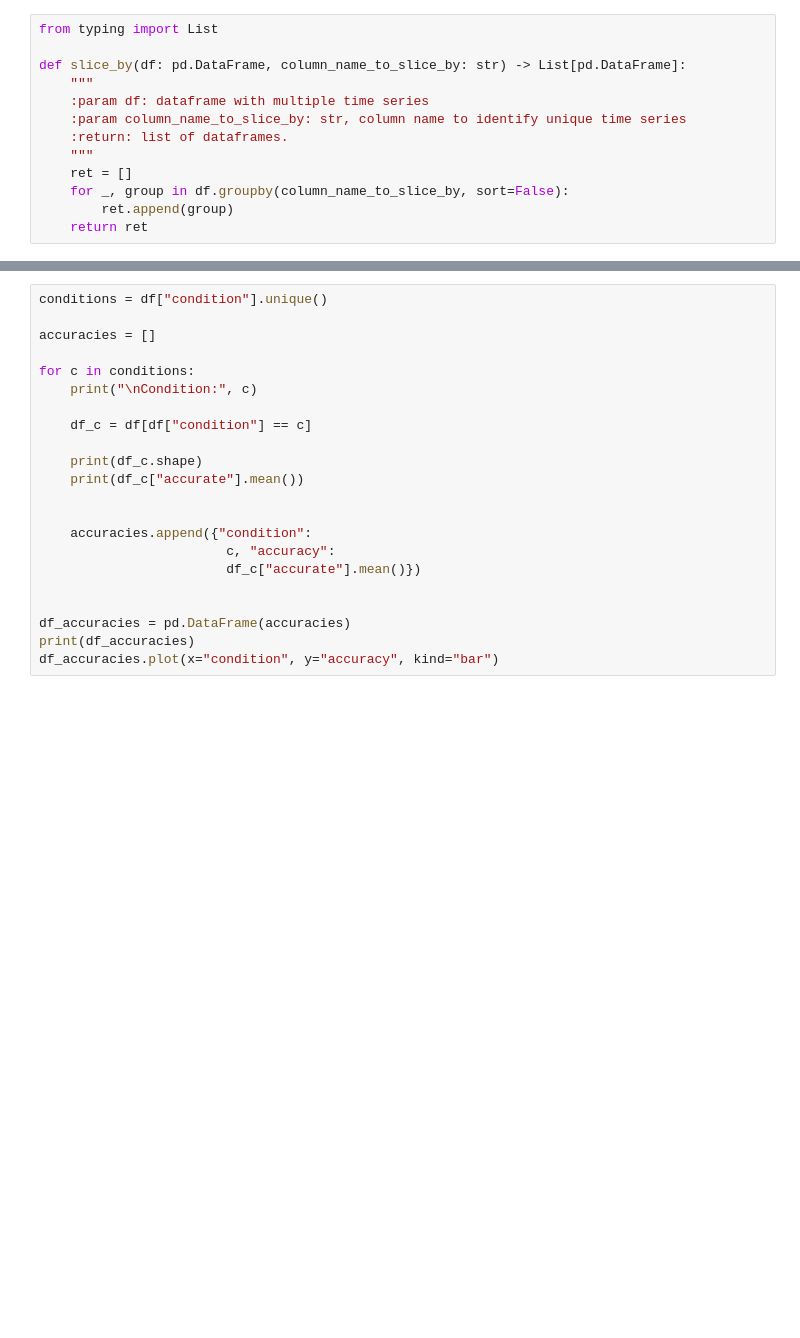
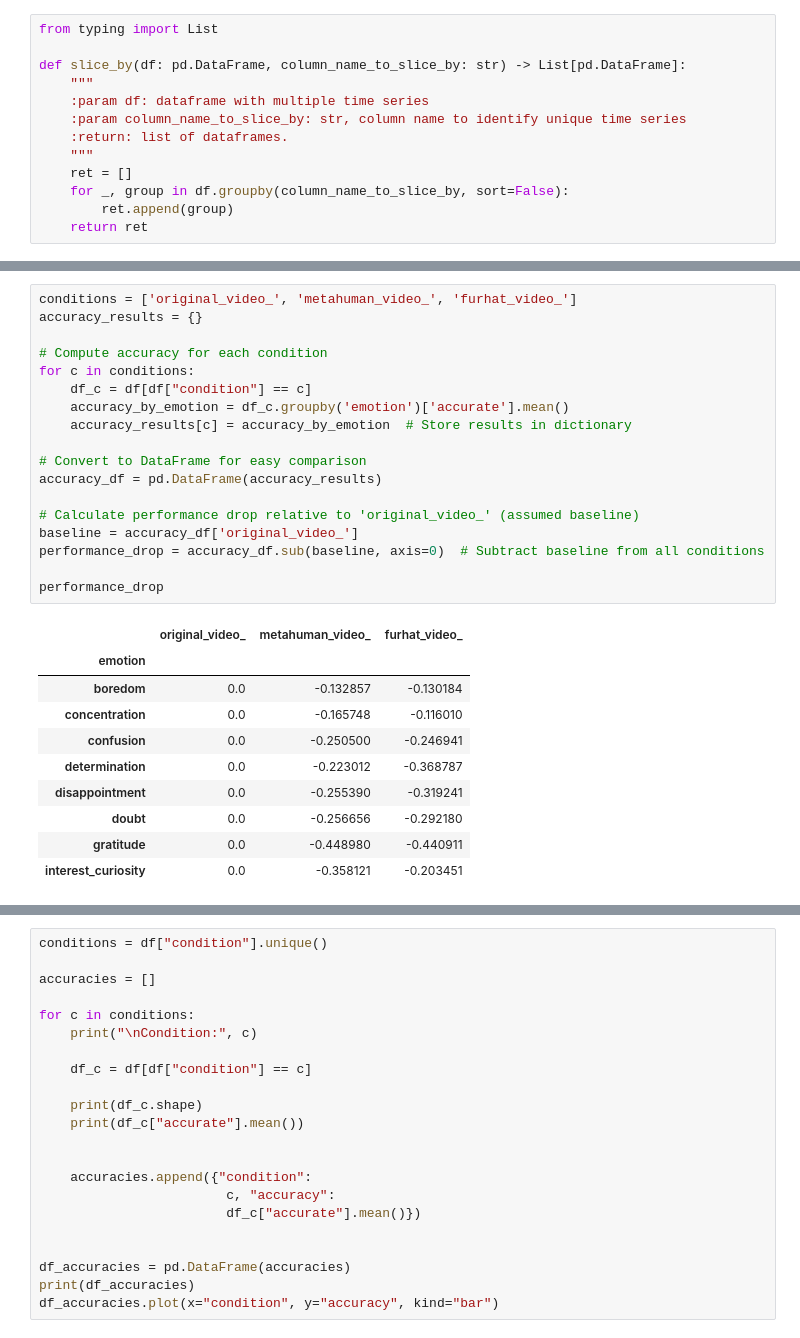
Before and after one commit to timlac/reco-transfer-study, a Jupyter notebook: notebooks/inspect_export.ipynb, the cells around one changed output, grey strips where cells are left out. Cells and saved outputs as stored; diff of their text form; blank space fills up the shorter version.

```diff
--- a/notebooks/inspect_export.ipynb
+++ b/notebooks/inspect_export.ipynb
@@ -32,0 +135,29 @@ df.head()
+# %%
+conditions = ['original_video_', 'metahuman_video_', 'furhat_video_']
+accuracy_results = {}
+
+# Compute accuracy for each condition
+for c in conditions:
+    df_c = df[df["condition"] == c]
+    accuracy_by_emotion = df_c.groupby('emotion')['accurate'].mean()
+    accuracy_results[c] = accuracy_by_emotion  # Store results in dictionary
+
+# Convert to DataFrame for easy comparison
+accuracy_df = pd.DataFrame(accuracy_results)
+
+# Calculate performance drop relative to 'original_video_' (assumed baseline)
+baseline = accuracy_df['original_video_']
+performance_drop = accuracy_df.sub(baseline, axis=0)  # Subtract baseline from all conditions
+
+performance_drop
+# %% [output]
+|  | original_video_ | metahuman_video_ | furhat_video_ |
+| emotion |  |  |  |
+| boredom | 0.0 | -0.132857 | -0.130184 |
+| concentration | 0.0 | -0.165748 | -0.116010 |
+| confusion | 0.0 | -0.250500 | -0.246941 |
+| determination | 0.0 | -0.223012 | -0.368787 |
+| disappointment | 0.0 | -0.255390 | -0.319241 |
+| doubt | 0.0 | -0.256656 | -0.292180 |
+| gratitude | 0.0 | -0.448980 | -0.440911 |
+| interest_curiosity | 0.0 | -0.358121 | -0.203451 |
```
Also changed, not shown: parts of 10 cells of this notebook, 19 other files.
